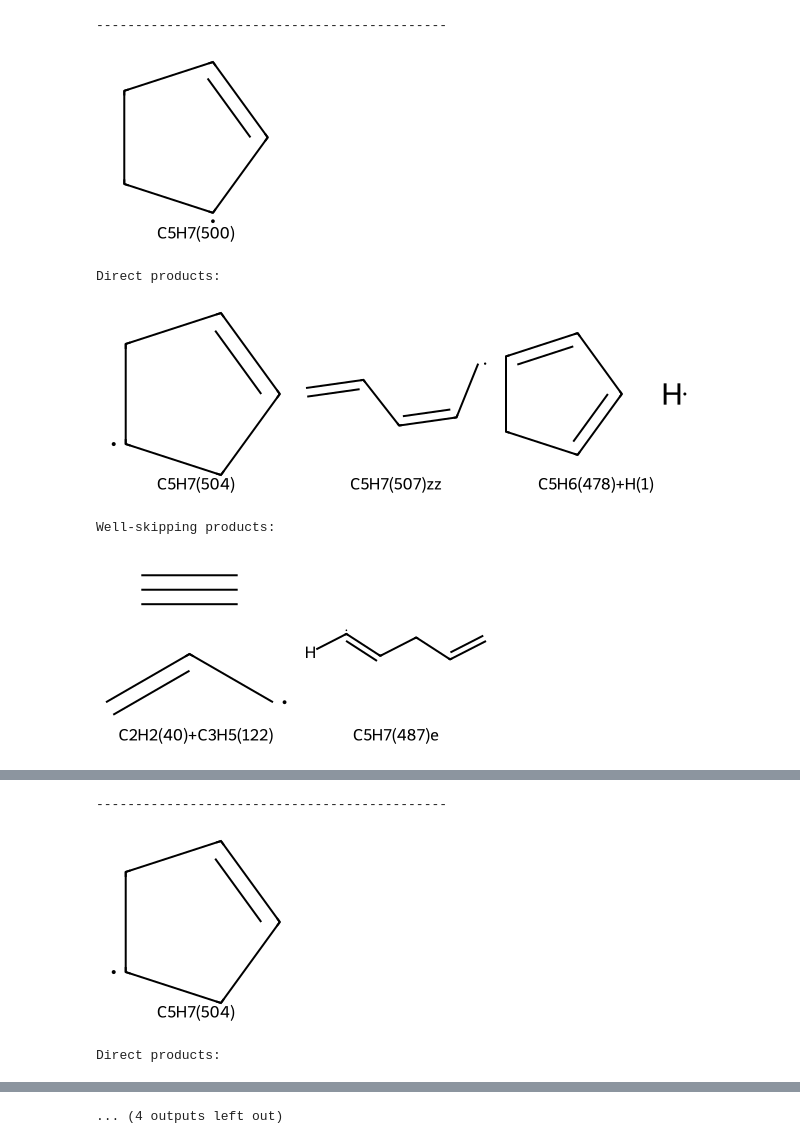
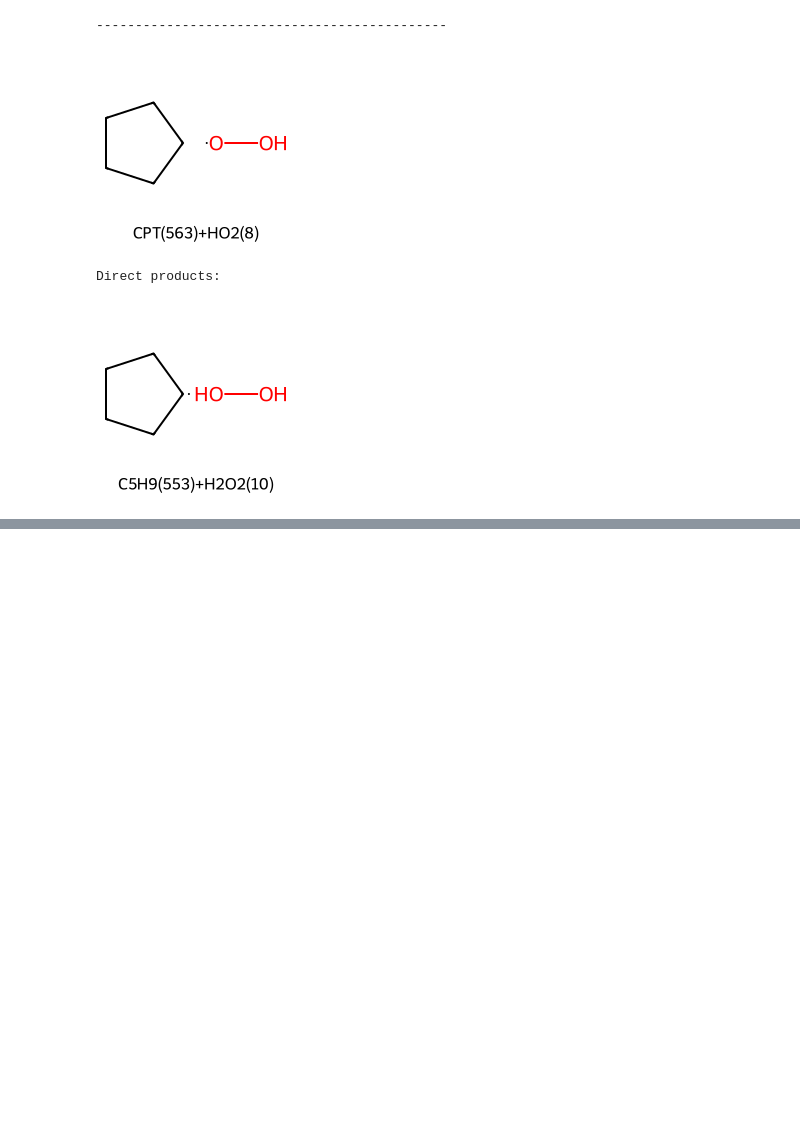
Before and after one commit to avcopan/project-cyclopentane, a Jupyter notebook: notebooks/branch_frac.ipynb, the cells around one changed output, grey strips where cells are left out. Saved outputs shown, nothing was run; the diff lists cells and outputs as text; code cells hidden in the pictures; blank space fills up the shorter version.

```diff
--- a/notebooks/branch_frac.ipynb
+++ b/notebooks/branch_frac.ipynb
@@ -2,51 +2,46 @@
 from pathlib import Path
 
 import automech as am
 import polars as pl
 from project_utilities import p_
 
 T_range = (300, 1200)
 open_browser = False
 tag = "Z_mess_v0"
 root_path = Path("..")
 
 stoich = "C5H7"
 reactants_list = [["C5H7(500)"], ["C5H7(504)"]]
-# stoich = "C5H7O2"
-# reactants_list = [["S(602)"], ["S(1206)r0"], ["S(1210)r0"], ["S(1209)r0"]]
-# stoich = "C5H9"
-# reactants_list = [["C5H9(553)"]]
-# stoich = "C5H9O"
-# reactants_list = [["C5H8(522)", "OH(4)"], ["C5H9O(852)r0"]]
-# stoich = "C5H9O2"
-# reactants_list = [["S(719)"], ["S(722)r0"], ["S(725)r0"], ["C5H8(522)", "HO2(8)"]]
-# stoich = "C5H11O"
-# reactants_list = [["CPT(563)", "OH(4)"]]
-# stoich = "C5H11O2"
-# reactants_list = [["CPT(563)", "HO2(8)"]]
+stoich = "C5H7O2"
+reactants_list = [["S(602)"], ["S(1206)r0"], ["S(1210)r0"], ["S(1209)r0"]]
+stoich = "C5H9"
+reactants_list = [["C5H9(553)"]]
+stoich = "C5H9O"
+reactants_list = [["C5H8(522)", "OH(4)"], ["C5H9O(852)r0"]]
+stoich = "C5H9O2"
+reactants_list = [["S(719)"], ["S(722)r0"], ["S(725)r0"], ["C5H8(522)", "HO2(8)"]]
+stoich = "C5H11O"
+reactants_list = [["CPT(563)", "OH(4)"]]
+stoich = "C5H11O2"
+reactants_list = [["CPT(563)", "HO2(8)"]]
 
 calc_mech_json = p_.calculated_pes_mechanism(
     tag, stoich, "json", path=p_.data(root_path)
 )
 calc_mech = am.io.read(calc_mech_json)
 
 if open_browser:
     disp_mech = calc_mech.model_copy(deep=True)
     disp_mech.reactions = disp_mech.reactions.filter(~pl.col("well_skipping"))
     am.display(disp_mech)
 
 am.display_branching_fractions(
     calc_mech, T_range=T_range, P=1., reactants_list=reactants_list
 )
 # %% [output]
 ---------------------------------------------
-[figure, old version]
+[figure, new version]
 Direct products:
-[figure, old version]
+[figure, new version]
-Well-skipping products:
-[figure, removed]
 [interactive output not drawn]
 [interactive output not drawn]
----------------------------------------------
-[figure, removed]
-Direct products:
@@ -54 +47,0 @@ Direct products:
-... (4 outputs left out)
```
Also changed, not shown: parts of 1 cell of this notebook, 30 other files.
